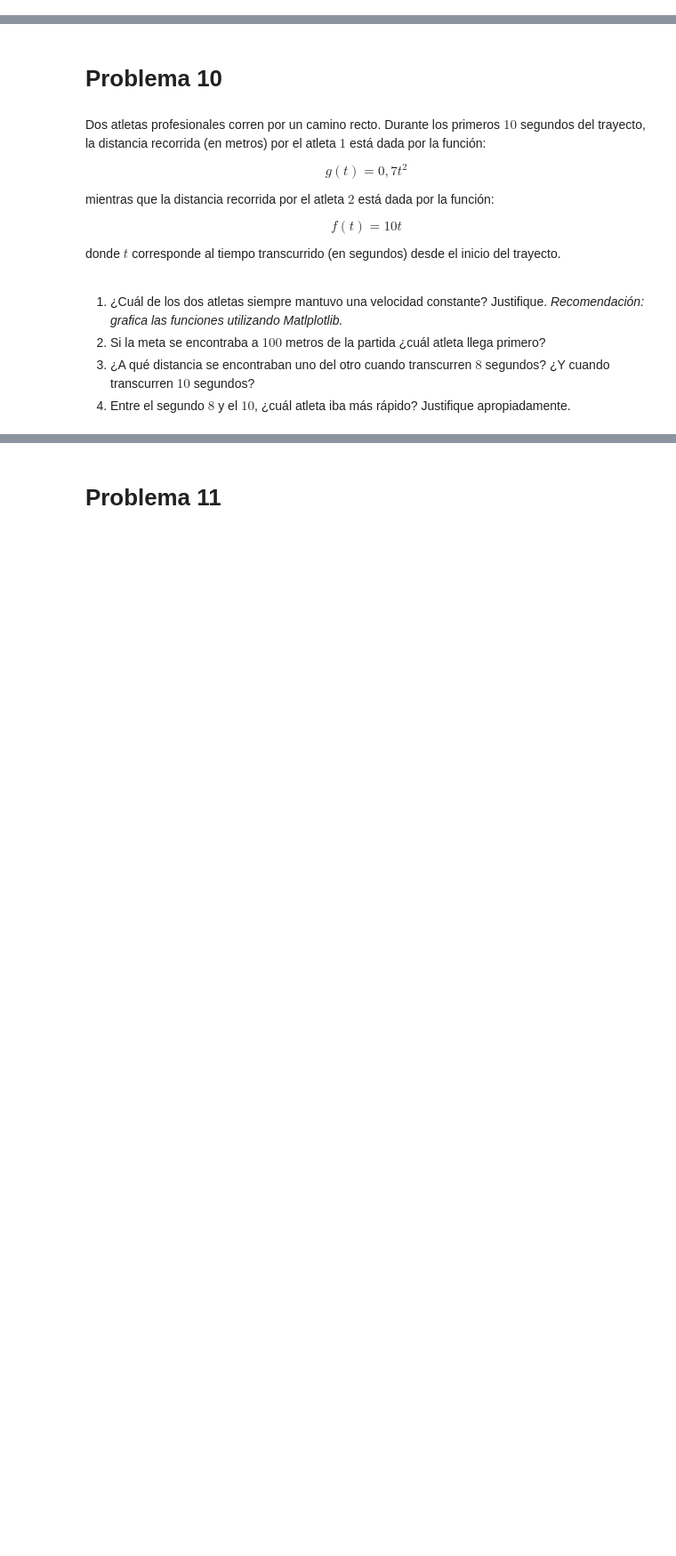
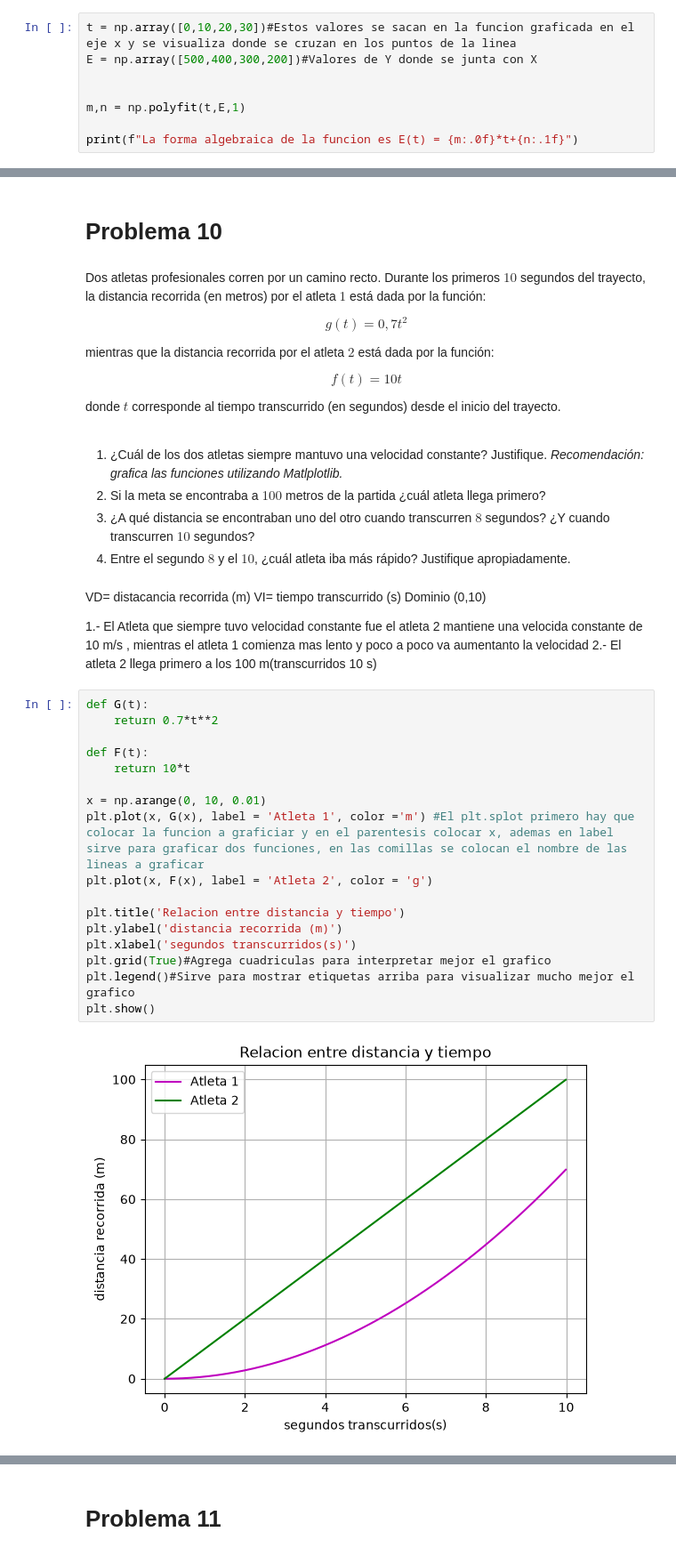
Before and after one commit to benjitax777/matematica, a Jupyter notebook: G2_Función_Lineal.ipynb, the cells around one changed output, grey strips where cells are left out. Shown at 89% size. Drawn from its saved outputs; the diff is of its cells as text; blank space fills up the shorter version.

```diff
--- a/G2_Función_Lineal.ipynb
+++ b/G2_Función_Lineal.ipynb
@@ -225,0 +231,8 @@ El consumo de energía de un servidor $E(t)$  en función del tiempo $t$ despué
+# %%
+t = np.array([0,10,20,30])#Estos valores se sacan en la funcion graficada en el eje x y se visualiza donde se cruzan en los puntos de la linea
+E = np.array([500,400,300,200])#Valores de Y donde se junta con X
+
+
+m,n = np.polyfit(t,E,1)
+
+print(f"La forma algebraica de la funcion es E(t) = {m:.0f}*t+{n:.1f}")
@@ -242,3 +267,29 @@ donde $t$ corresponde al tiempo transcurrido (en segundos) desde el inicio del t
 2. Si la meta se encontraba a $100$ metros de la partida ¿cuál atleta llega primero?
 3. ¿A qué distancia se encontraban uno del otro cuando transcurren $8$ segundos? ¿Y cuando transcurren $10$ segundos?
 4. Entre el segundo $8$ y el $10$, ¿cuál atleta iba más rápido? Justifique apropiadamente.
+# %% [markdown]
+VD= distacancia recorrida (m)
+VI= tiempo transcurrido (s)
+Dominio (0,10)
+
+1.- El Atleta que siempre tuvo velocidad constante fue el atleta 2 mantiene una velocida constante de 10 m/s , mientras el atleta 1 comienza mas lento y poco a poco va aumentanto la velocidad
+2.- El atleta 2 llega primero a los 100 m(transcurridos 10 s)
+# %%
+def G(t):
+    return 0.7*t**2
+
+def F(t):
+    return 10*t
+
+x = np.arange(0, 10, 0.01)
+plt.plot(x, G(x), label = 'Atleta 1', color ='m') #El plt.splot primero hay que colocar la funcion a graficiar y en el parentesis colocar x, ademas en label sirve para graficar dos funciones, en las comillas se colocan el nombre de las lineas a graficar
+plt.plot(x, F(x), label = 'Atleta 2', color = 'g')
+
+plt.title('Relacion entre distancia y tiempo')
+plt.ylabel('distancia recorrida (m)')
+plt.xlabel('segundos transcurridos(s)')
+plt.grid(True)#Agrega cuadriculas para interpretar mejor el grafico
+plt.legend()#Sirve para mostrar etiquetas arriba para visualizar mucho mejor el grafico
+plt.show()
+# %% [output]
+[figure, added]
```
Also changed, not shown: parts of 9 cells of this notebook.
